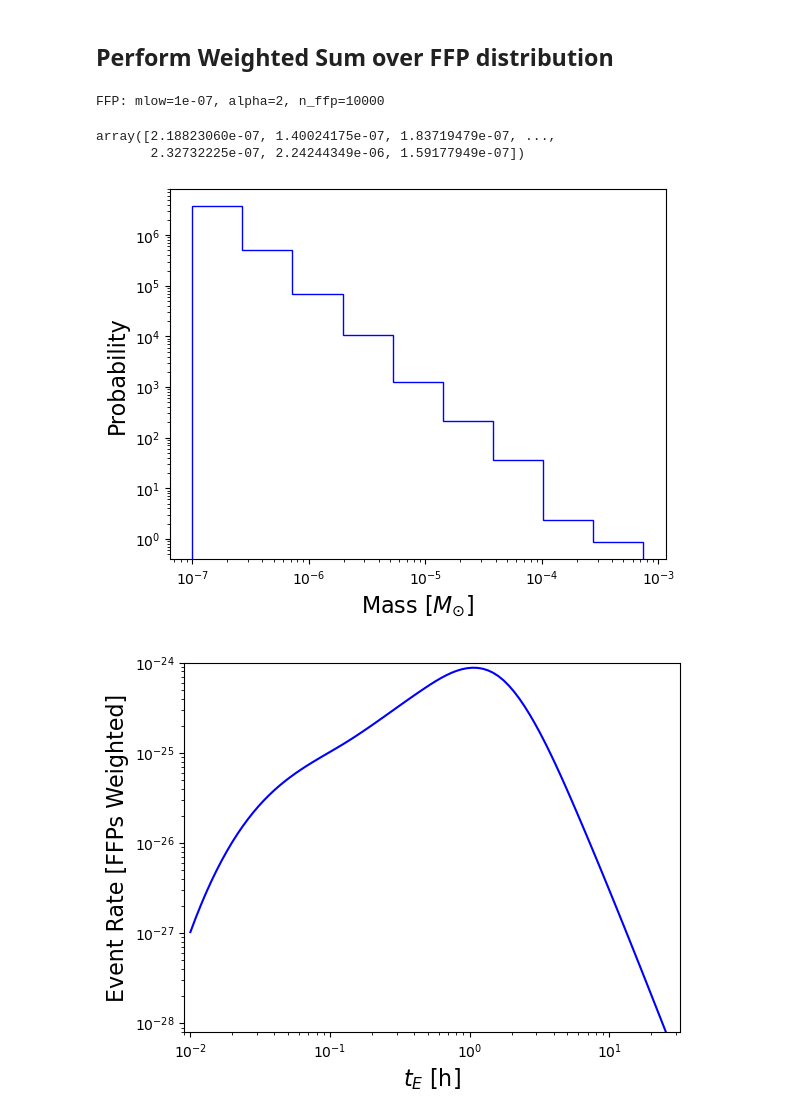
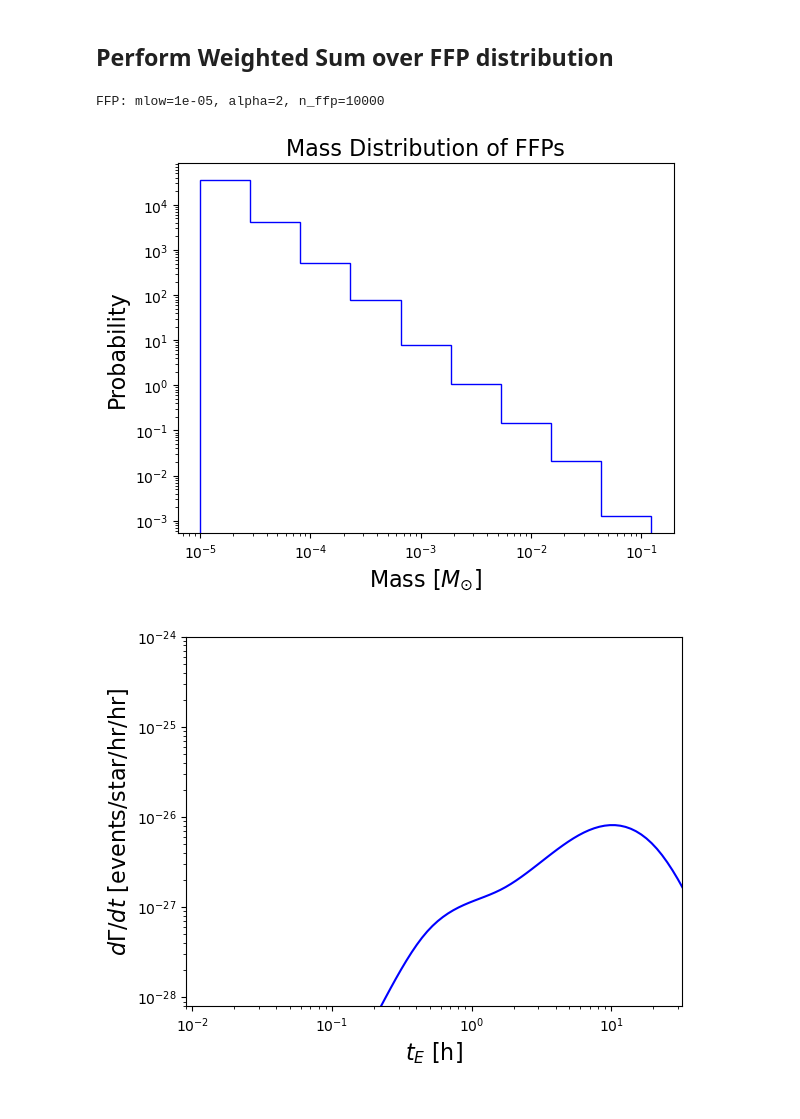
Before and after one commit to NolanSmyth/LensCalcPy, a Jupyter notebook: nbs/01_ffp.ipynb, the cells around one changed output. Drawn from its saved outputs; the diff is of its cells as text; code cells hidden in the pictures.

Commit message:
Adding ffp and pbh rate to survey

```diff
--- a/nbs/01_ffp.ipynb
+++ b/nbs/01_ffp.ipynb
@@ -58,7 +58,3 @@ def dGdt_FFP(t, mFFP):
                (htosec / kpctokm)**2 * np.exp(-velocity_radial(d, mFFP, umin, t * htosec)**2 / velocity_dispersion(d)**2)
     result, _ = nquad(integrand, [(0, ut), (0, rEarth)], opts=options)
     return 2 * result
-# %%
-mFFP = 1e-3
-t = np.logspace(0, 4, num=100)
-ffp_diff_rates = [dGdt_FFP(i, mFFP) for i in t]
@@ -107,12 +129,7 @@ class Ffp:
 # %%
-mMin = 1e-7  # solar masses
+mMin = 1e-5  # solar masses
 alpha = 2
 f = Ffp(mMin, alpha)
 f
 # %% [output]
-FFP: mlow=1e-07, alpha=2, n_ffp=10000
+FFP: mlow=1e-05, alpha=2, n_ffp=10000
-# %%
-f.sample_masses
-# %% [output]
-array([2.18823060e-07, 1.40024175e-07, 1.83719479e-07, ...,
-       2.32732225e-07, 2.24244349e-06, 1.59177949e-07])
@@ -124,17 +136,22 @@ ntBins = 10
 # %%
-# mSample = mMin * (1 - np.random.rand(int(nFFPs)))**(-1 / (alpha - 1))
+nBins = 10
+tMin = 1e-2  # hours
+tMax = 1e3
+ntBins = 10
+
 f.generate_sample()
 mSample = f.sample_masses
 tBins = np.logspace(np.log10(tMin), np.log10(tMax), num=ntBins)
 bins = np.logspace(np.log10(mMin), np.log10(np.max(mSample) * 1.01), num=nBins)
 hist, bins = np.histogram(mSample, bins=bins, density=True)
 
 plt.hist(mSample, bins=bins, density=True, histtype="step", color="blue")
 
 plt.xlabel("Mass [$M_{\odot}$]", fontsize=16)
 plt.ylabel("Probability", fontsize=16)
+plt.title("Mass Distribution of FFPs", fontsize=16)
 plt.xscale("log")
 plt.yscale("log")
 plt.show()
 # %% [output]
-[figure, old version]
+[figure, new version]
@@ -158,9 +160,12 @@ weighted_rate = 10**tEInterp(np.log10(t))
 # %%
-plt.loglog(t, weighted_rate, color="blue")
+t = np.logspace(-2, np.log10(5e1), num=100)
+diff_rates = f.differential_rate(t)
+
+plt.loglog(t, diff_rates, color="blue")
 plt.xlabel(r"$t_E$ [h]", fontsize=16)
-plt.ylabel("Event Rate [FFPs Weighted]", fontsize=16)
+plt.ylabel(r"$d\Gamma/dt$ [events/star/hr/hr]", fontsize=16)
 plt.xlim([0.009, 32])
 plt.ylim([8e-29, 1e-24])
 plt.show()
 # %% [output]
-[figure, old version]
+[figure, new version]
```
Also changed, not shown: parts of 9 cells of this notebook, 5 other files.
